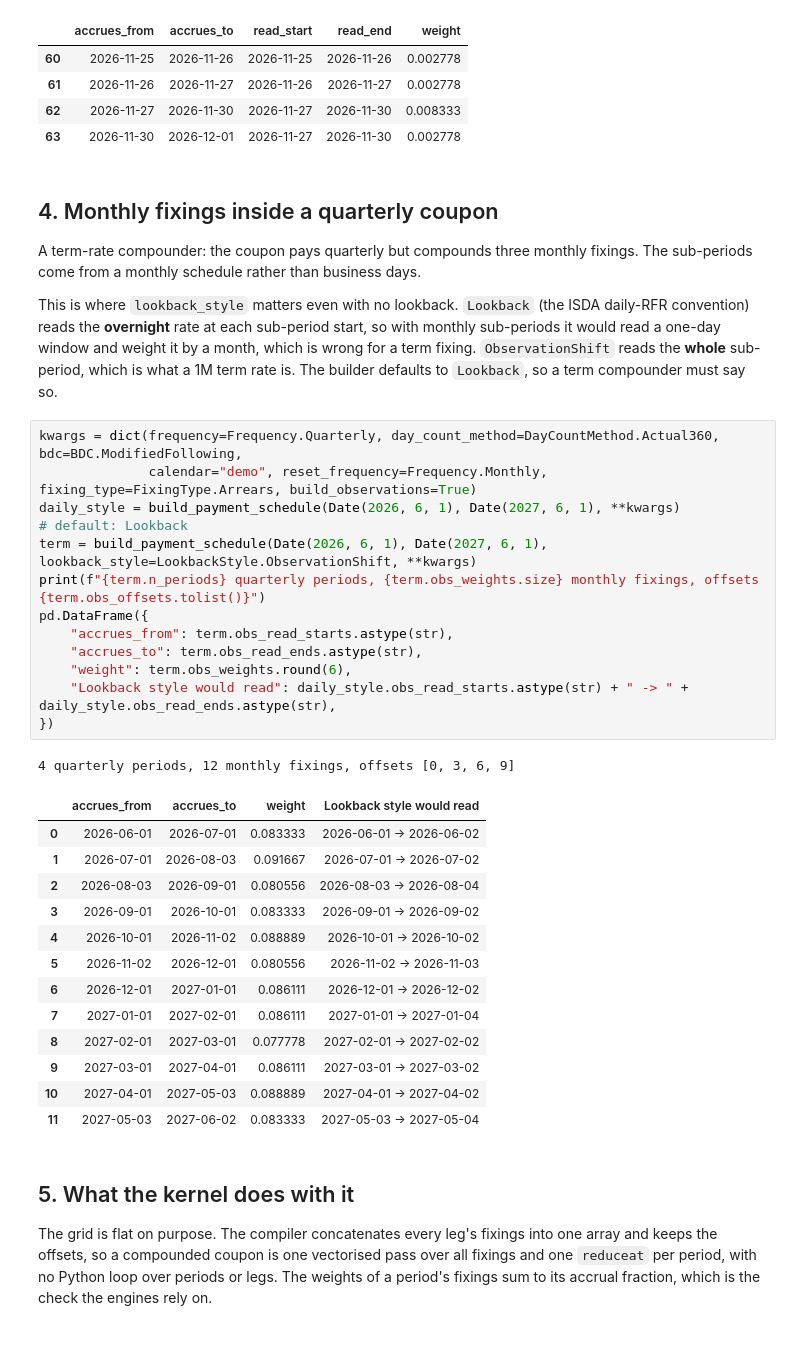
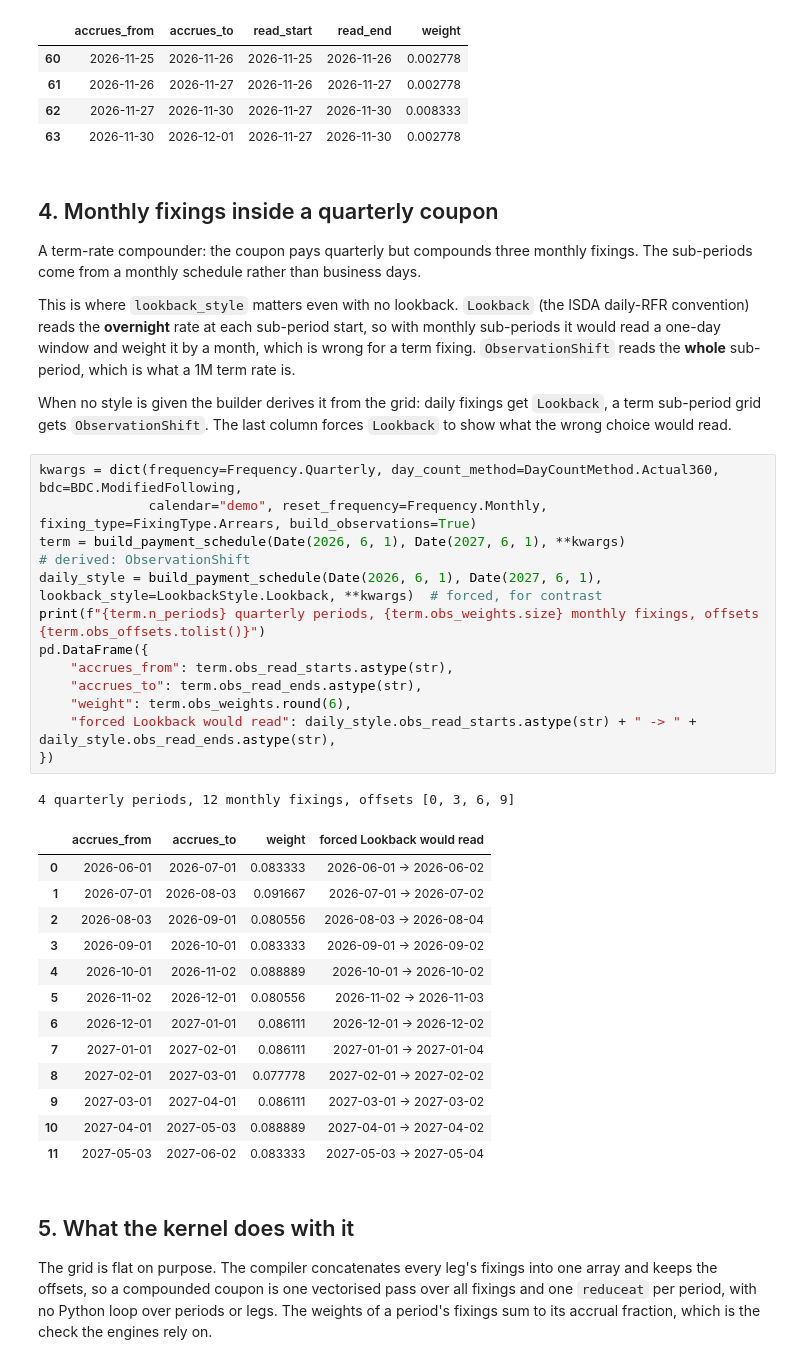
Before and after one commit to rudetastic13/quant-toolkit, a Jupyter notebook: research/schedules_walkthrough.ipynb, the cells around one changed output. Cells and saved outputs as stored; diff of their text form.

```diff
--- a/research/schedules_walkthrough.ipynb
+++ b/research/schedules_walkthrough.ipynb
@@ -263,22 +263,24 @@ lockout: the last two fixings re-use the rate fixed two business days before the
 
 A term-rate compounder: the coupon pays quarterly but compounds three monthly fixings. The sub-periods come from a monthly schedule rather than business days.
 
-This is where `lookback_style` matters even with no lookback. `Lookback` (the ISDA daily-RFR convention) reads the **overnight** rate at each sub-period start, so with monthly sub-periods it would read a one-day window and weight it by a month, which is wrong for a term fixing. `ObservationShift` reads the **whole** sub-period, which is what a 1M term rate is. The builder defaults to `Lookback`, so a term compounder must say so.
+This is where `lookback_style` matters even with no lookback. `Lookback` (the ISDA daily-RFR convention) reads the **overnight** rate at each sub-period start, so with monthly sub-periods it would read a one-day window and weight it by a month, which is wrong for a term fixing. `ObservationShift` reads the **whole** sub-period, which is what a 1M term rate is.
+
+When no style is given the builder derives it from the grid: daily fixings get `Lookback`, a term sub-period grid gets `ObservationShift`. The last column forces `Lookback` to show what the wrong choice would read.
 # %%
 kwargs = dict(frequency=Frequency.Quarterly, day_count_method=DayCountMethod.Actual360, bdc=BDC.ModifiedFollowing,
               calendar="demo", reset_frequency=Frequency.Monthly, fixing_type=FixingType.Arrears, build_observations=True)
-daily_style = build_payment_schedule(Date(2026, 6, 1), Date(2027, 6, 1), **kwargs)                                      # default: Lookback
-term = build_payment_schedule(Date(2026, 6, 1), Date(2027, 6, 1), lookback_style=LookbackStyle.ObservationShift, **kwargs)
+term = build_payment_schedule(Date(2026, 6, 1), Date(2027, 6, 1), **kwargs)                                             # derived: ObservationShift
+daily_style = build_payment_schedule(Date(2026, 6, 1), Date(2027, 6, 1), lookback_style=LookbackStyle.Lookback, **kwargs)  # forced, for contrast
 print(f"{term.n_periods} quarterly periods, {term.obs_weights.size} monthly fixings, offsets {term.obs_offsets.tolist()}")
 pd.DataFrame({
     "accrues_from": term.obs_read_starts.astype(str),
     "accrues_to": term.obs_read_ends.astype(str),
     "weight": term.obs_weights.round(6),
-    "Lookback style would read": daily_style.obs_read_starts.astype(str) + " -> " + daily_style.obs_read_ends.astype(str),
+    "forced Lookback would read": daily_style.obs_read_starts.astype(str) + " -> " + daily_style.obs_read_ends.astype(str),
 })
 # %% [output]
 4 quarterly periods, 12 monthly fixings, offsets [0, 3, 6, 9]
-|  | accrues_from | accrues_to | weight | Lookback style would read |
+|  | accrues_from | accrues_to | weight | forced Lookback would read |
 | 0 | 2026-06-01 | 2026-07-01 | 0.083333 | 2026-06-01 -> 2026-06-02 |
 | 1 | 2026-07-01 | 2026-08-03 | 0.091667 | 2026-07-01 -> 2026-07-02 |
 | 2 | 2026-08-03 | 2026-09-01 | 0.080556 | 2026-08-03 -> 2026-08-04 |
```
Also changed, not shown: 3 other files.
